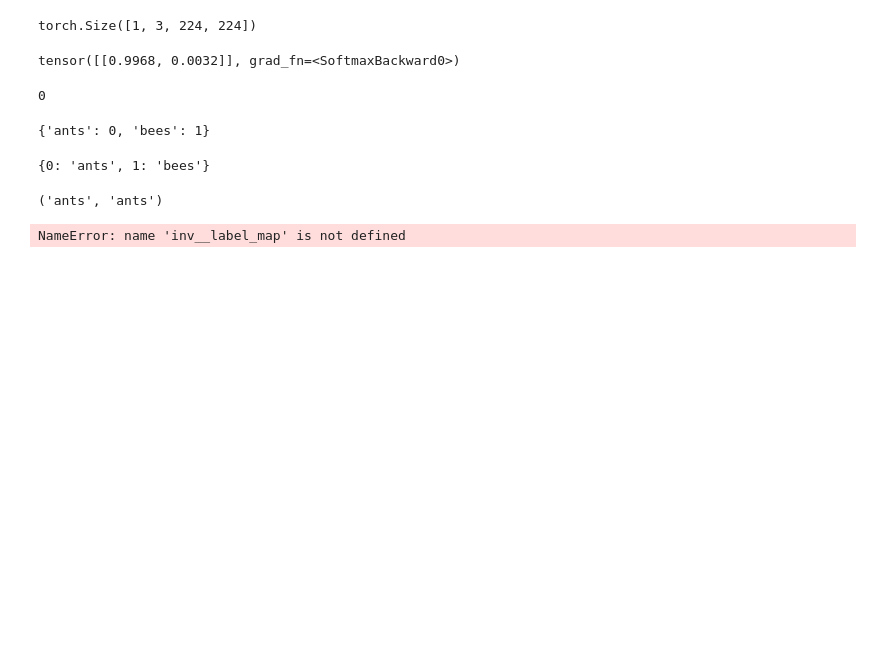
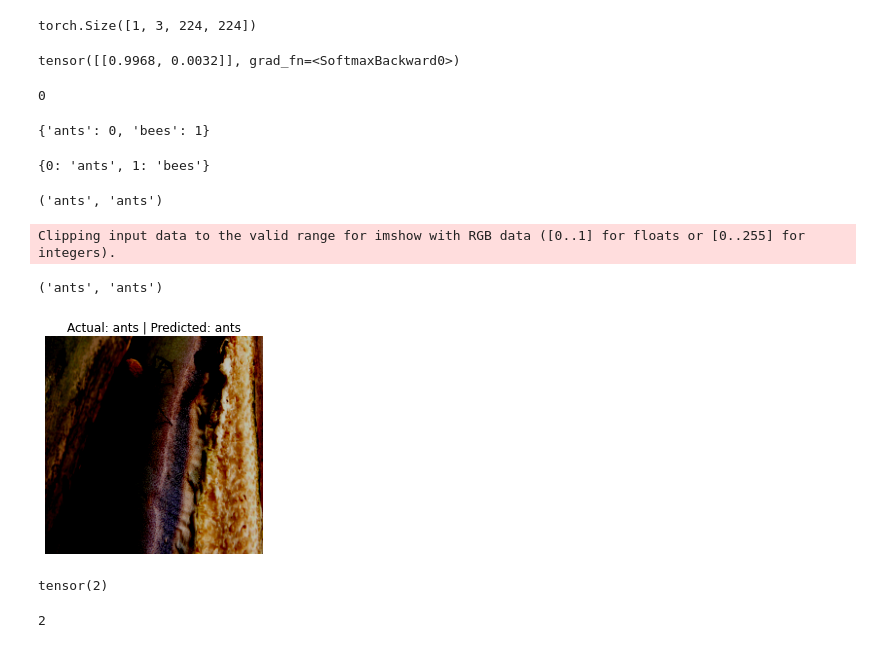
Before and after one commit to ds-fau-ck/PyTorch_Tutorial, a Jupyter notebook: Transfer_Learning/Transferlearning_with_PyTorch.ipynb, the cells around one changed output. Drawn from its saved outputs; the diff is of its cells as text; code cells hidden in the pictures; blank space fills up the shorter version.

Commit message:
final update with tensor argmax()

```diff
--- a/Transfer_Learning/Transferlearning_with_PyTorch.ipynb
+++ b/Transfer_Learning/Transferlearning_with_PyTorch.ipynb
@@ -484,6 +484,16 @@ def predict(data, model, label_map, device, idx=0):
     plt.axis("off")
     return predicted_label,actual_label
 # %%
-predict(data, model, inv__label_map, config.DEVICE, idx=2)
+predict(data, model, inv_label_map, config.DEVICE, idx=2)
 # %% [output]
-NameError: name 'inv__label_map' is not defined
+Clipping input data to the valid range for imshow with RGB data ([0..1] for floats or [0..255] for integers).
+('ants', 'ants')
+[figure, added]
+# %%
+torch.argmax(torch.tensor([11,12,1451,1351]))
+# %% [output]
+tensor(2)
+# %%
+torch.argmax(torch.tensor([11,12,1451,1351])).item()
+# %% [output]
+2
```
